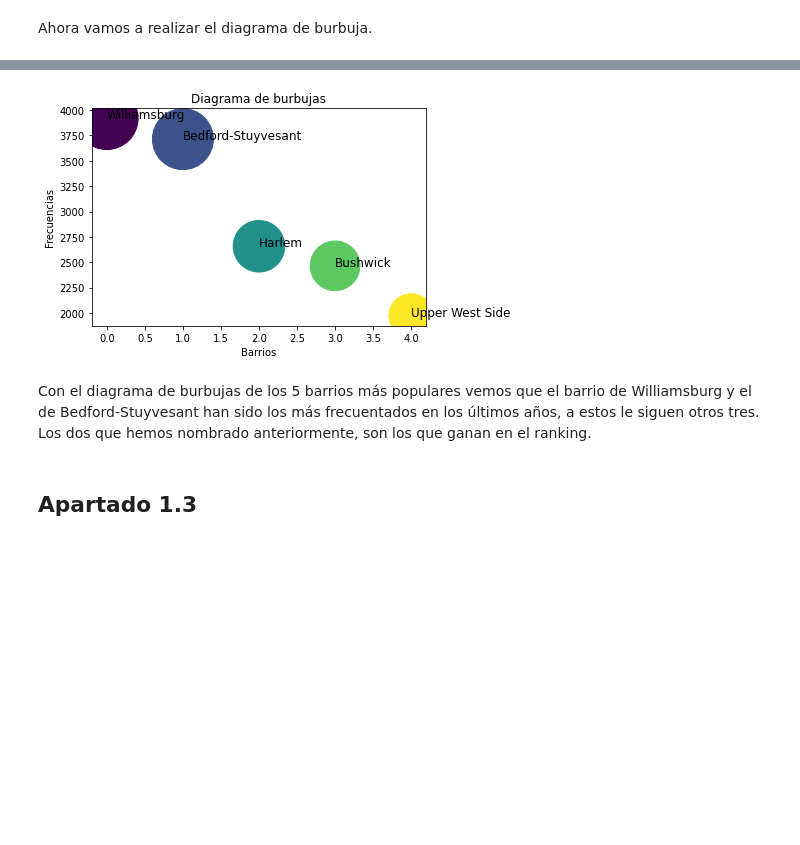
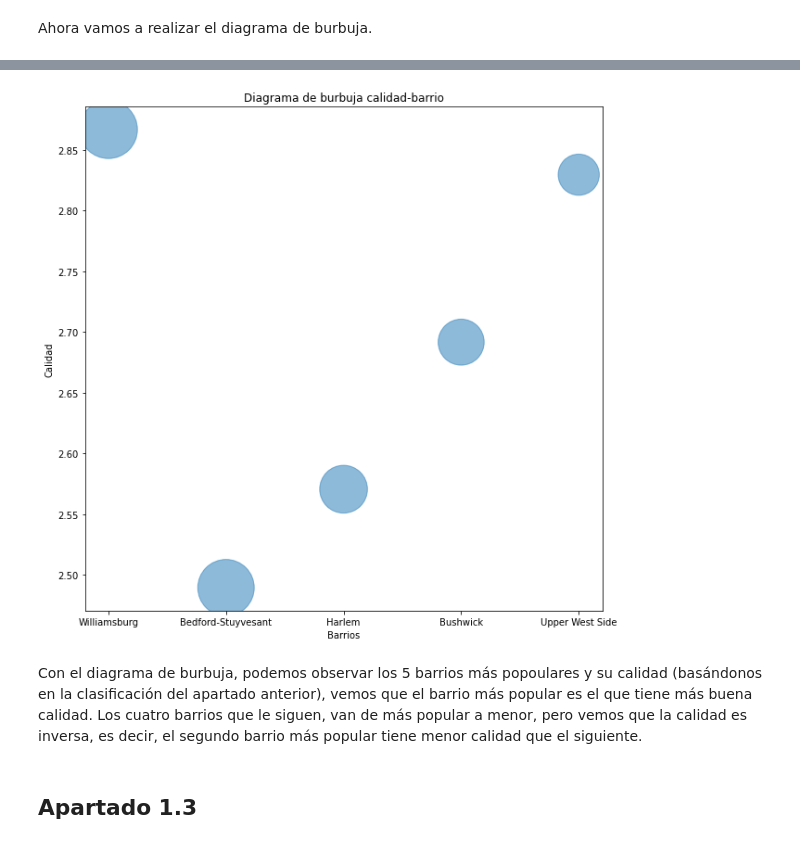
Before and after one commit to MartaAmoresCastillejo/LAB1, a Jupyter notebook: Lab1.ipynb, the cells around one changed output, grey strips where cells are left out. Cells and saved outputs as stored; diff of their text form; code cells hidden in the pictures; blank space fills up the shorter version.

```diff
--- a/Lab1.ipynb
+++ b/Lab1.ipynb
@@ -572,2 +611,5 @@ populares
 # %% [markdown]
 Ahora vamos a realizar el diagrama de burbuja.
+# %%
+datab = pd.DataFrame({'neighbourhood': ['Williamsburg', 'Bedford-Stuyvesant', 'Harlem', 'Bushwick', 'Upper West Side'],'Clasificacion2': [2.866581, 2.489512, 2.570559, 2.691585, 2.829406]})
+datab
@@ -574,20 +623,14 @@ Ahora vamos a realizar el diagrama de burbuja.
 # %%
-plt.scatter(populares.index, populares['Frecuencia_barrios'], s=populares['Frecuencia_barrios'], c=populares.index, cmap='viridis')
-
-# Agregar etiquetas y títulos a los ejes
+plt.figure(figsize =(10, 10))
+plt.scatter(x=populares['neighbourhood'], y=datab['Clasificacion2'], s=populares['Frecuencia_barrios'], alpha=0.5)
 plt.xlabel('Barrios')
-plt.ylabel('Frecuencias')
-plt.title('Diagrama de burbujas')
-
-for i, txt in enumerate(populares['neighbourhood']):
-    plt.annotate(txt, (populares.index[i], populares['Frecuencia_barrios'][i]), fontsize=12)
-
-# Mostrar el gráfico
+plt.ylabel('Calidad')
+plt.title('Diagrama de burbuja calidad-barrio')
 plt.show()
 # %% [output]
-[figure, old version]
+[figure, new version]
 # %% [markdown]
-Con el diagrama de burbujas de los 5 barrios más populares vemos que el barrio de Williamsburg y el de Bedford-Stuyvesant han sido los más frecuentados en los últimos años, a estos le siguen otros tres. Los dos que hemos nombrado anteriormente, son los que ganan en el ranking.
+Con el diagrama de burbuja, podemos observar los 5 barrios más popoulares y su calidad (basándonos en la clasificación del apartado anterior), vemos que el barrio más popular es el que tiene más buena calidad. Los cuatro barrios que le siguen, van de más popular a menor, pero vemos que la calidad es inversa, es decir, el segundo barrio más popular tiene menor calidad que el siguiente.
 # %% [markdown]
 ## Apartado 1.3
 # %% [markdown]
```
Also changed, not shown: parts of 23 cells of this notebook.
